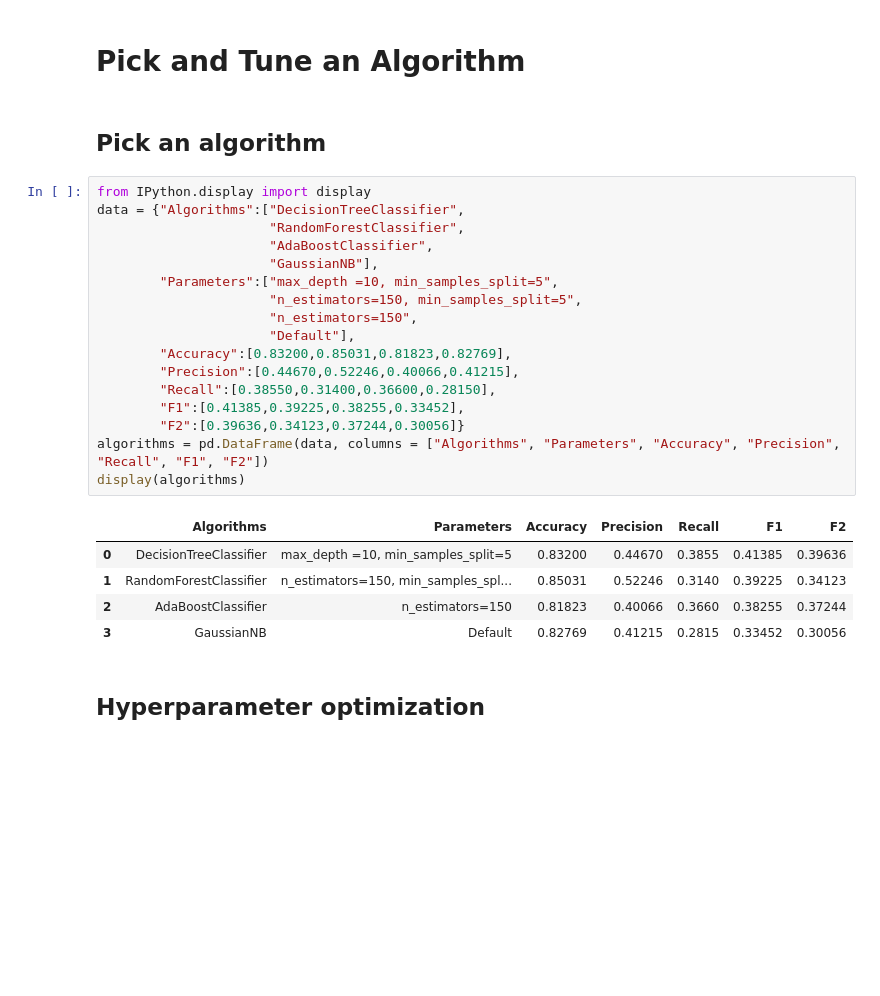
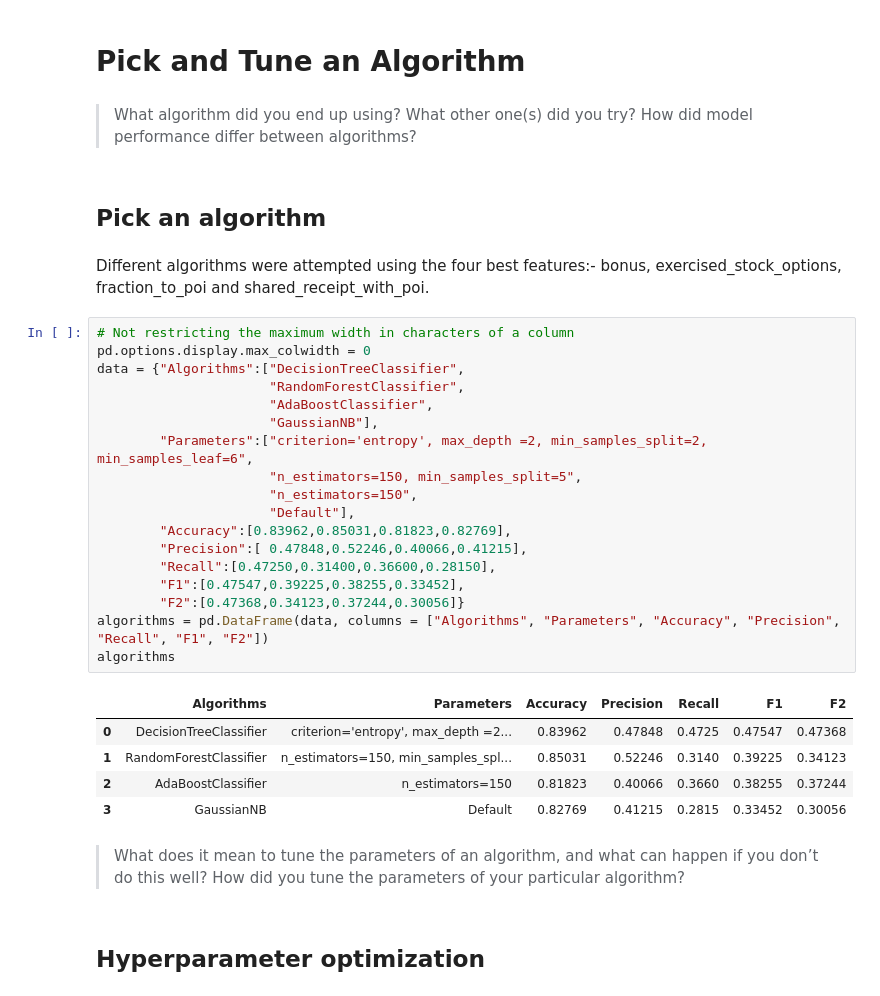
Before and after one commit to alexmc1510/Udacity-Data-Analyst, a Jupyter notebook: P5-Identify-Enron-Fraud/final_project/P5-Identify-Fraud-From-Enron-Data.ipynb, the cells around one changed output. Cells and saved outputs as stored; diff of their text form; blank space fills up the shorter version.

```diff
--- a/P5-Identify-Enron-Fraud/final_project/P5-Identify-Fraud-From-Enron-Data.ipynb
+++ b/P5-Identify-Enron-Fraud/final_project/P5-Identify-Fraud-From-Enron-Data.ipynb
@@ -296,30 +301,37 @@ show(bar)
 [interactive output not drawn]
 # %% [markdown]
 # Pick and Tune an Algorithm
+# %% [markdown]
+> What algorithm did you end up using? What other one(s) did you try? How did model performance differ between algorithms?
 # %% [markdown]
 ## Pick an algorithm
+# %% [markdown]
+Different algorithms were attempted using the four best features:- bonus, exercised_stock_options, fraction_to_poi and shared_receipt_with_poi.
 # %%
-from IPython.display import display
+# Not restricting the maximum width in characters of a column
+pd.options.display.max_colwidth = 0
 data = {"Algorithms":["DecisionTreeClassifier",
                       "RandomForestClassifier",
                       "AdaBoostClassifier",
                       "GaussianNB"],
-        "Parameters":["max_depth =10, min_samples_split=5",
+        "Parameters":["criterion='entropy', max_depth =2, min_samples_split=2, min_samples_leaf=6",
                       "n_estimators=150, min_samples_split=5",
                       "n_estimators=150",
                       "Default"],
-        "Accuracy":[0.83200,0.85031,0.81823,0.82769],
-        "Precision":[0.44670,0.52246,0.40066,0.41215],
-        "Recall":[0.38550,0.31400,0.36600,0.28150],
-        "F1":[0.41385,0.39225,0.38255,0.33452],
-        "F2":[0.39636,0.34123,0.37244,0.30056]}
+        "Accuracy":[0.83962,0.85031,0.81823,0.82769],
+        "Precision":[ 0.47848,0.52246,0.40066,0.41215],
+        "Recall":[0.47250,0.31400,0.36600,0.28150],
+        "F1":[0.47547,0.39225,0.38255,0.33452],
+        "F2":[0.47368,0.34123,0.37244,0.30056]}
 algorithms = pd.DataFrame(data, columns = ["Algorithms", "Parameters", "Accuracy", "Precision", "Recall", "F1", "F2"])
-display(algorithms)
+algorithms
 # %% [output]
 |  | Algorithms | Parameters | Accuracy | Precision | Recall | F1 | F2 |
-| 0 | DecisionTreeClassifier | max_depth =10, min_samples_split=5 | 0.83200 | 0.44670 | 0.3855 | 0.41385 | 0.39636 |
+| 0 | DecisionTreeClassifier | criterion='entropy', max_depth =2... | 0.83962 | 0.47848 | 0.4725 | 0.47547 | 0.47368 |
 | 1 | RandomForestClassifier | n_estimators=150, min_samples_spl... | 0.85031 | 0.52246 | 0.3140 | 0.39225 | 0.34123 |
 | 2 | AdaBoostClassifier | n_estimators=150 | 0.81823 | 0.40066 | 0.3660 | 0.38255 | 0.37244 |
 | 3 | GaussianNB | Default | 0.82769 | 0.41215 | 0.2815 | 0.33452 | 0.30056 |
+# %% [markdown]
+> What does it mean to tune the parameters of an algorithm, and what can happen if you don’t do this well?  How did you tune the parameters of your particular algorithm?
 # %% [markdown]
 ## Hyperparameter optimization
```
Also changed, not shown: parts of 15 cells of this notebook, 3 other files.
